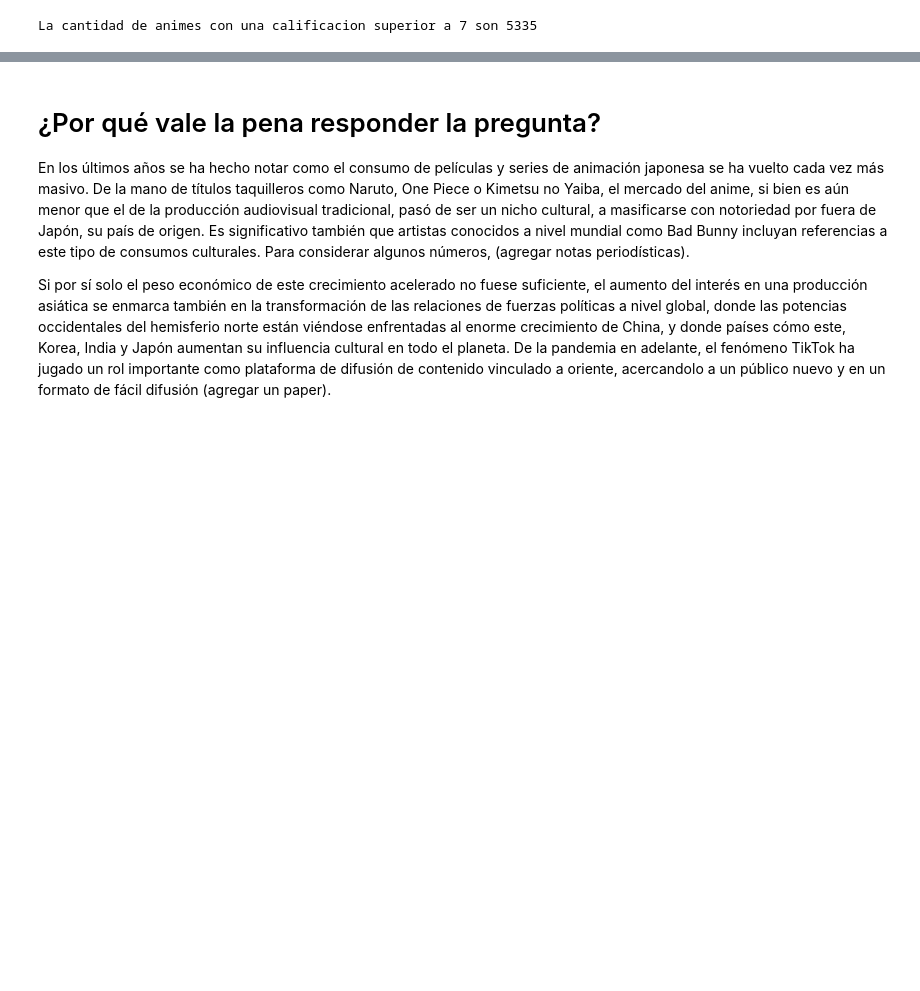
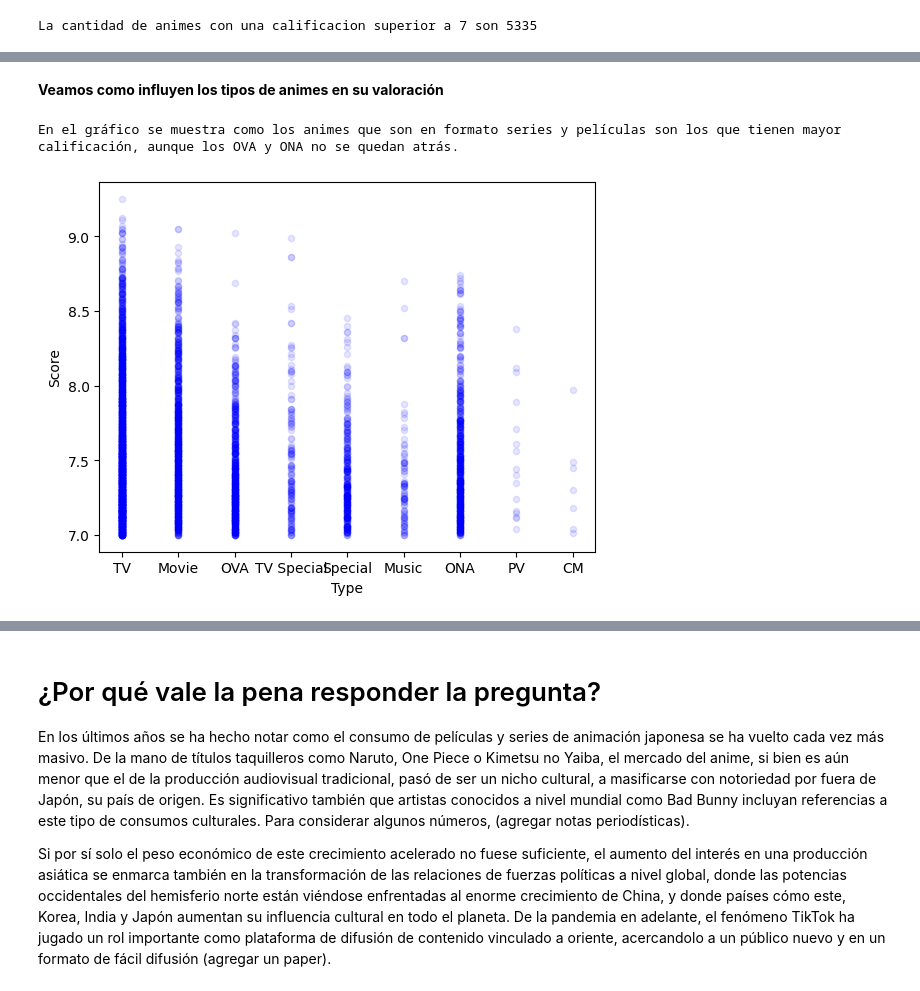
Before and after one commit to bondiolandia/TP_Laboratorio_de_M-todos_Cuantitativos_2026, a Jupyter notebook: notebook_Evolucion_del_Anime.ipynb, the cells around one changed output, grey strips where cells are left out. Drawn from its saved outputs; the diff is of its cells as text; code cells hidden in the pictures; blank space fills up the shorter version.

Commit message:
Se creó con Colab Creación de gráficos para analizar qué factores de tipo de anime y géneros influyen en las mejores calificaciones.

```diff
--- a/notebook_Evolucion_del_Anime.ipynb
+++ b/notebook_Evolucion_del_Anime.ipynb
@@ -205,0 +175,11 @@ Name: count, dtype: int64
+# %%
+columnas = ["Genres", "Type","Episodes", "Status", "Studios", "Source"] #Filtramos las columnas que nos interesan, para explorar los factores que influyen en la buena calificacion.
+Animes_Bien_Valorados.drop(Animes_Bien_Valorados[Animes_Bien_Valorados[columnas].eq("Unknown").any(axis=1)].index, inplace=True)#Uso de ia para eliminar los datos Unknown.
+Animes_Bien_Valorados.drop(Animes_Bien_Valorados[Animes_Bien_Valorados[columnas].eq("UNKNOWN").any(axis=1)].index, inplace=True)
+
+#Uso de ia para filtrar lo que mas se repite en cada columna.
+for col in columnas:
+  print(f"Conteo para {col}")
+
+  print(Animes_Bien_Valorados[col].value_counts().head()) #Codigo para contabilizar lo que mas se repite, en cada columna y mostrar los 5 mas utilizados.
+  print("\n")
@@ -205,0 +212,11 @@ Name: count, dtype: int64
+# %% [markdown]
+**Veamos como influyen los tipos de animes en su valoración**
+# %%
+import matplotlib.pyplot as plt #Importamos la libreria necesaria.
+Animes_Bien_Valorados.plot(x="Type", y="Score", kind="scatter", alpha=0.1, color="blue") #Codigo para hacer el gráfico, en forma de puntitos, mientras más acumulación de animes haya, más profundose hace el color azu.
+
+plt.show
+print(f"En el gráfico se muestra como los animes que son en formato series y películas son los que tienen mayor calificación, aunque los OVA y ONA no se quedan atrás.")
+# %% [output]
+En el gráfico se muestra como los animes que son en formato series y películas son los que tienen mayor calificación, aunque los OVA y ONA no se quedan atrás.
+[figure, added]
```
Also changed, not shown: parts of 10 cells of this notebook.
